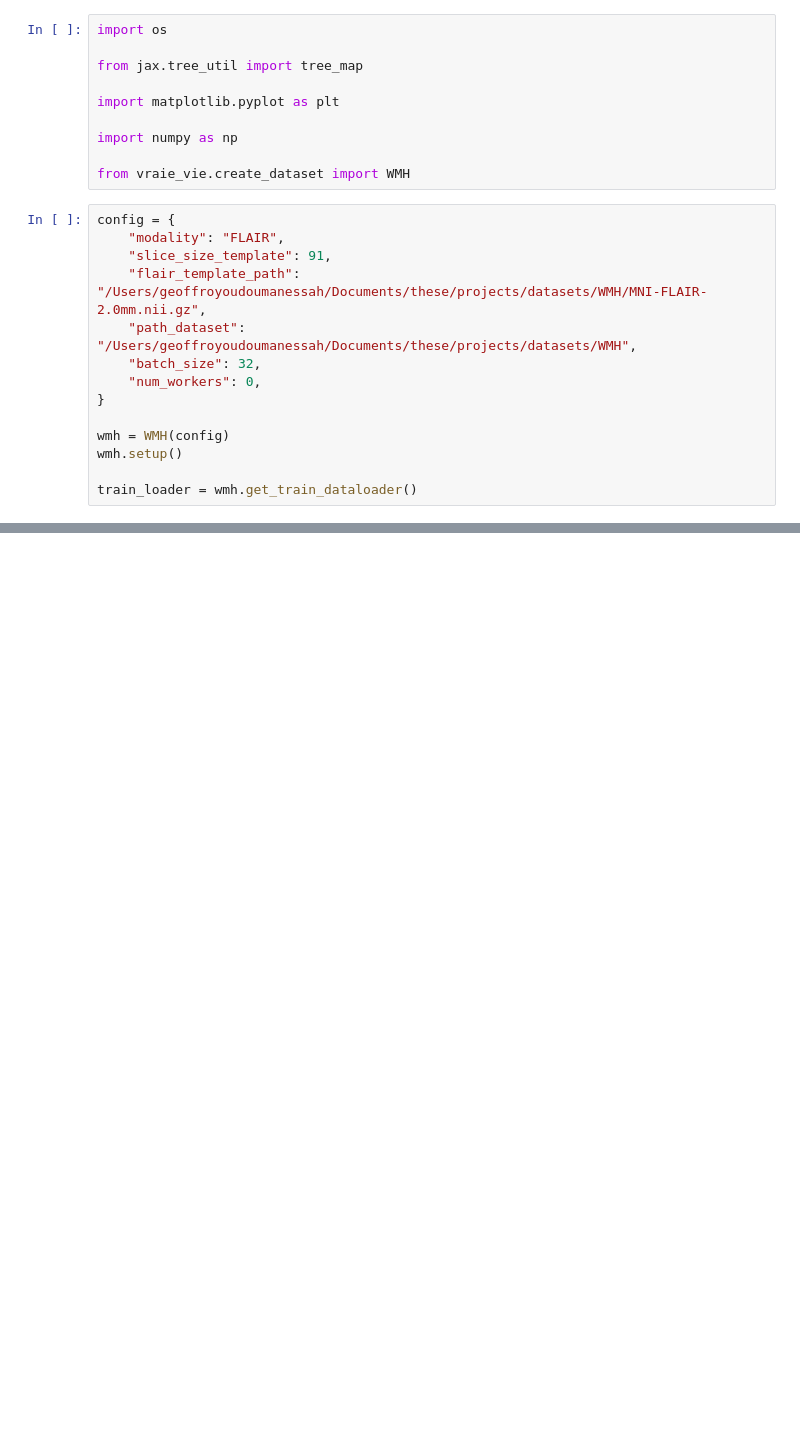
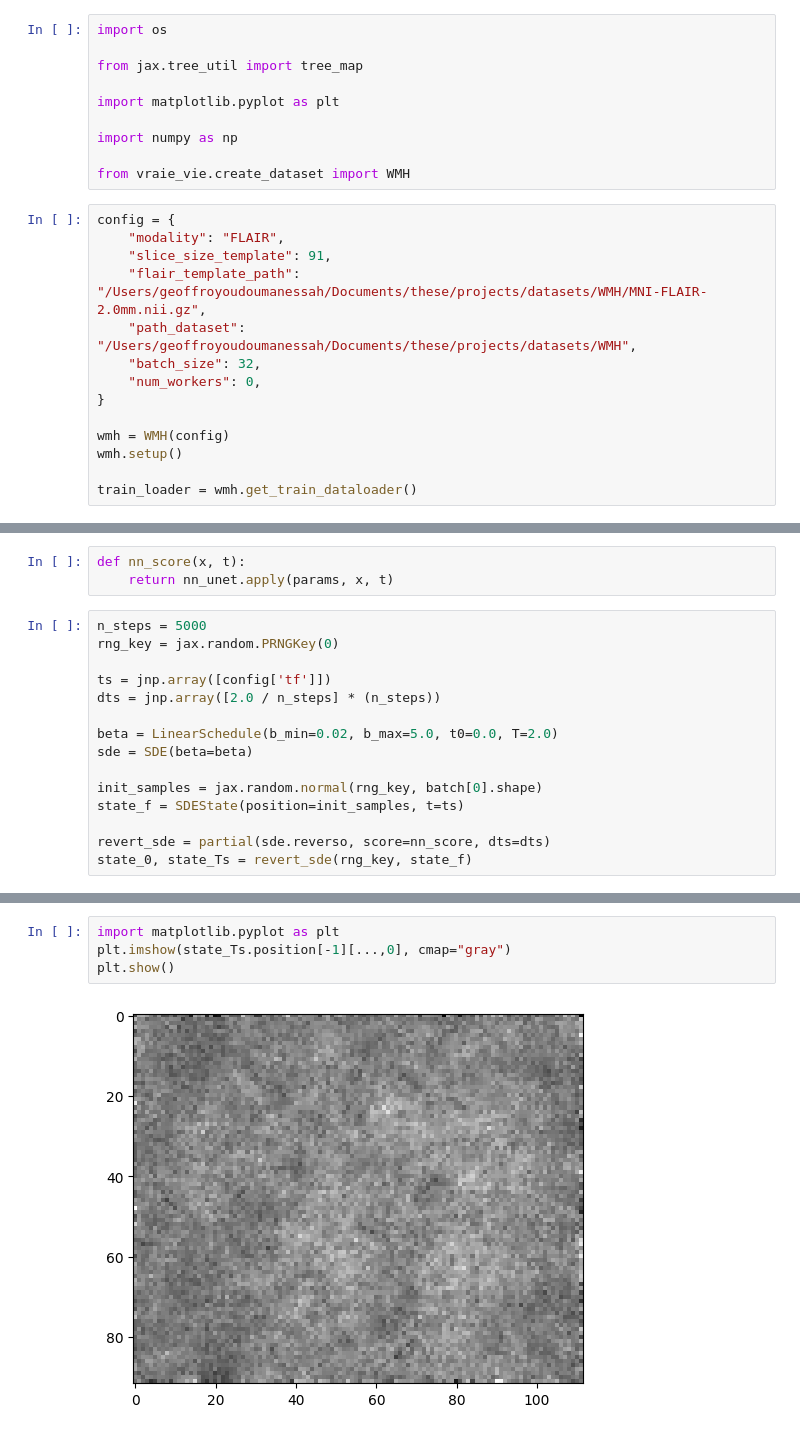
Before and after one commit to jcopo/diffuse, a Jupyter notebook: sandbox_geoffroy.ipynb, the cells around one changed output, grey strips where cells are left out. Drawn from its saved outputs; the diff is of its cells as text; blank space fills up the shorter version.

```diff
--- a/sandbox_geoffroy.ipynb
+++ b/sandbox_geoffroy.ipynb
@@ -35,0 +122,18 @@ plt.show()
+# %%
+def nn_score(x, t):
+    return nn_unet.apply(params, x, t)
+# %%
+n_steps = 5000
+rng_key = jax.random.PRNGKey(0)
+
+ts = jnp.array([config['tf']])
+dts = jnp.array([2.0 / n_steps] * (n_steps))
+
+beta = LinearSchedule(b_min=0.02, b_max=5.0, t0=0.0, T=2.0)
+sde = SDE(beta=beta)
+
+init_samples = jax.random.normal(rng_key, batch[0].shape)
+state_f = SDEState(position=init_samples, t=ts)
+
+revert_sde = partial(sde.reverso, score=nn_score, dts=dts)
+state_0, state_Ts = revert_sde(rng_key, state_f)
@@ -35,0 +145,6 @@ plt.show()
+# %%
+import matplotlib.pyplot as plt
+plt.imshow(state_Ts.position[-1][...,0], cmap="gray")
+plt.show()
+# %% [output]
+[figure, added]
```
Also changed, not shown: parts of 9 cells of this notebook.
